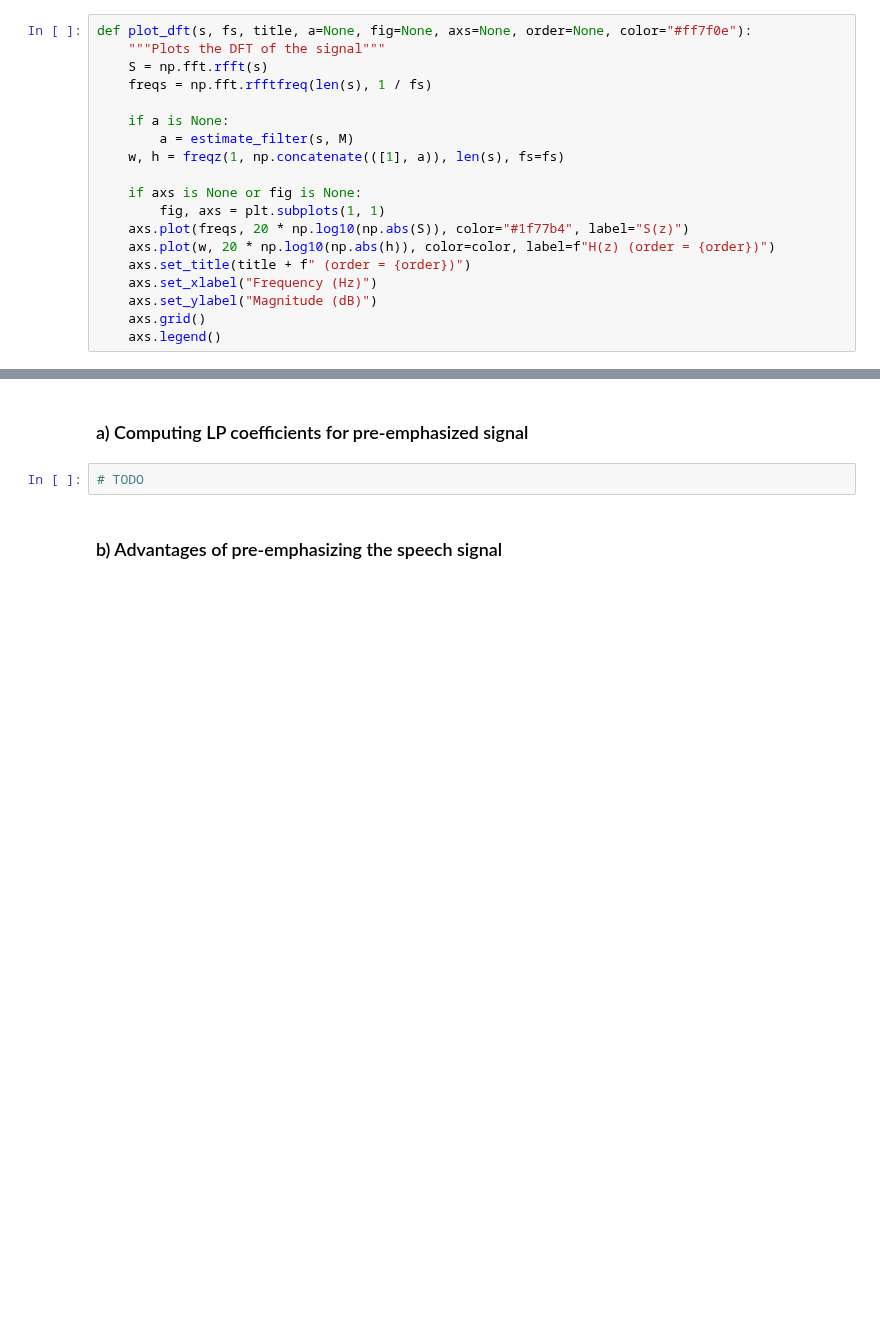
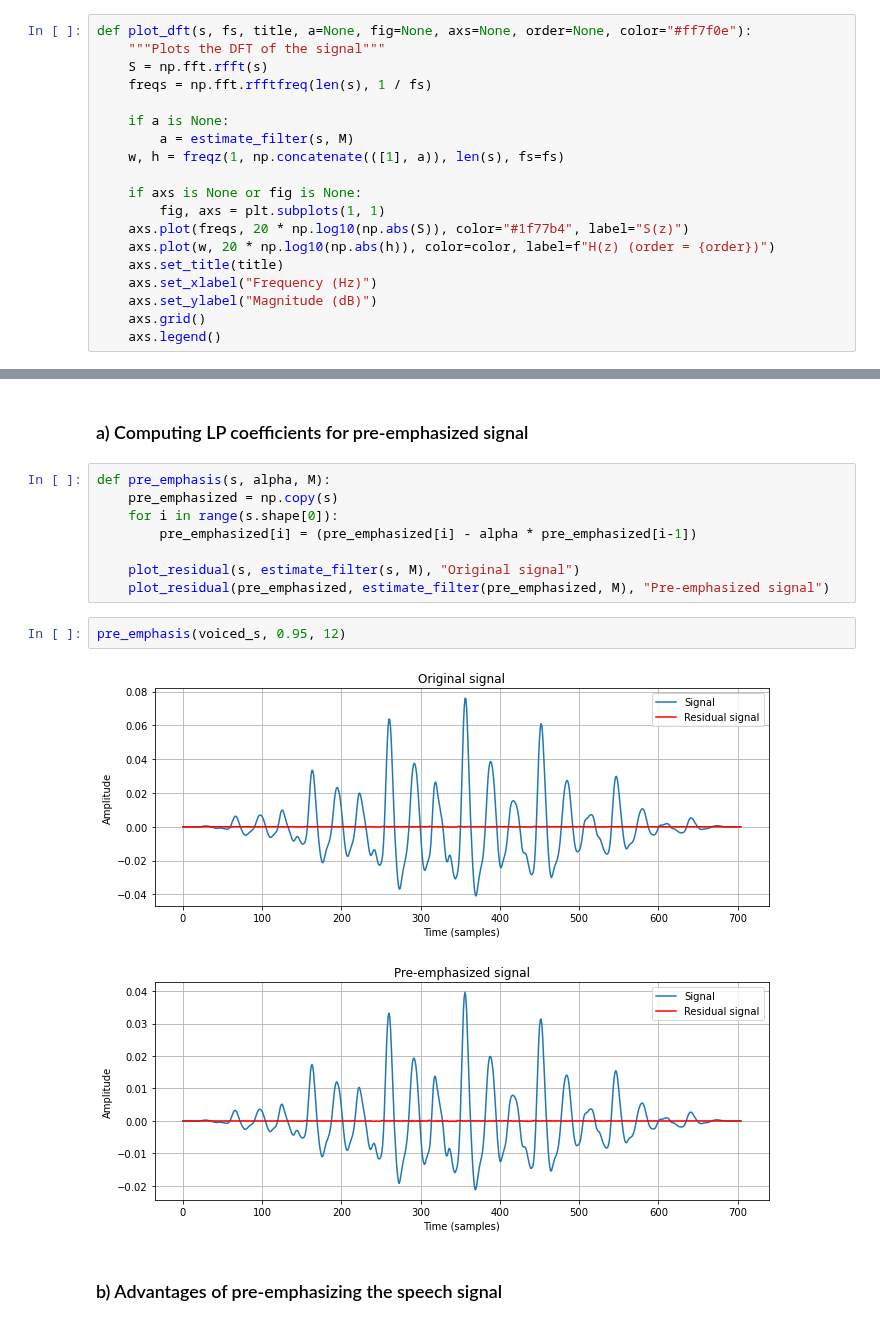
Before and after one commit to iibrahimli/ssp_sose2023, a Jupyter notebook: Exercise3/exercise3.ipynb, the cells around one changed output, grey strips where cells are left out. Saved outputs shown, nothing was run; the diff lists cells and outputs as text; blank space fills up the shorter version.

```diff
--- a/Exercise3/exercise3.ipynb
+++ b/Exercise3/exercise3.ipynb
@@ -146,7 +146,7 @@ def plot_dft(s, fs, title, a=None, fig=None, axs=None, order=None, color="#ff7f0
         fig, axs = plt.subplots(1, 1)
     axs.plot(freqs, 20 * np.log10(np.abs(S)), color="#1f77b4", label="S(z)")
     axs.plot(w, 20 * np.log10(np.abs(h)), color=color, label=f"H(z) (order = {order})")
-    axs.set_title(title + f" (order = {order})")
+    axs.set_title(title)
     axs.set_xlabel("Frequency (Hz)")
     axs.set_ylabel("Magnitude (dB)")
     axs.grid()
@@ -305,8 +305,19 @@ The frequency response gets "squigglier" as the order increases. This is because
 ## 9. Pre-emphasis
 # %% [markdown]
 ### a) Computing LP coefficients for pre-emphasized signal
-# %%
-# TODO
+# %%
+def pre_emphasis(s, alpha, M):
+    pre_emphasized = np.copy(s)
+    for i in range(s.shape[0]):
+        pre_emphasized[i] = (pre_emphasized[i] - alpha * pre_emphasized[i-1])
+
+    plot_residual(s, estimate_filter(s, M), "Original signal")
+    plot_residual(pre_emphasized, estimate_filter(pre_emphasized, M), "Pre-emphasized signal")
+# %%
+pre_emphasis(voiced_s, 0.95, 12)
+# %% [output]
+[figure, added]
+[figure, added]
 # %% [markdown]
 ### b) Advantages of pre-emphasizing the speech signal
 # %% [markdown]
```
Also changed, not shown: parts of 5 cells of this notebook.
